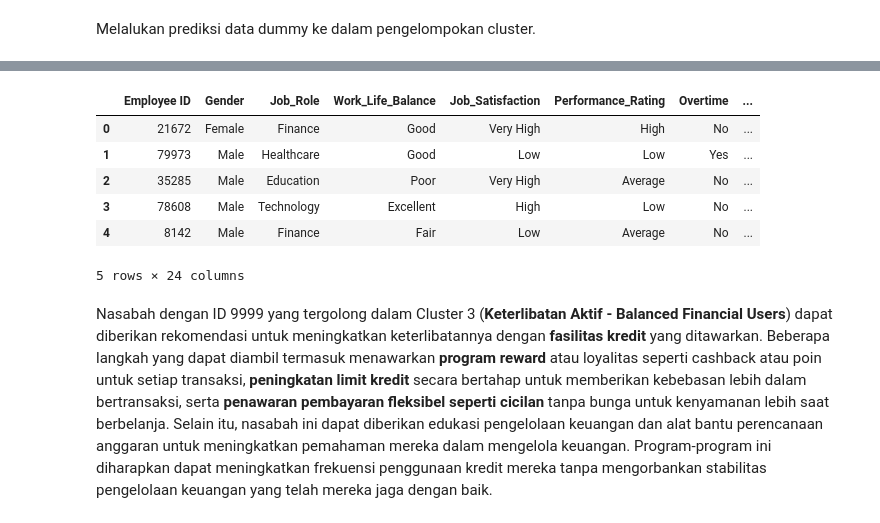
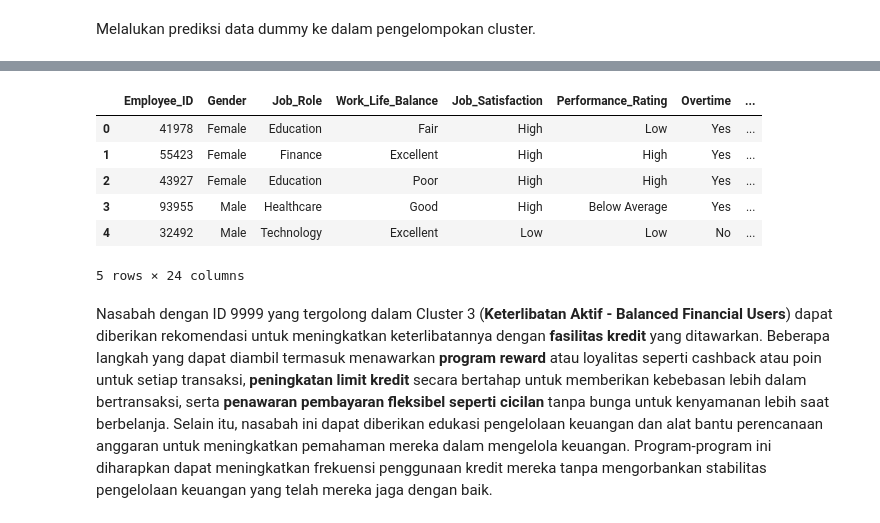
Before and after one commit to rafisiregar/Employee-Churn-Prediction, a Jupyter notebook: P1M2_rafi_siregar_inf.ipynb, the cells around one changed output, grey strips where cells are left out. Drawn from its saved outputs; the diff is of its cells as text; code cells hidden in the pictures.

```diff
--- a/P1M2_rafi_siregar_inf.ipynb
+++ b/P1M2_rafi_siregar_inf.ipynb
@@ -85,14 +85,13 @@ array([0, 0, 0, 0, 1])
 # %%
-data_dummy['prediction_attrition'] = pd.Series(Attrition).map({0: 'Stayed', 1: 'Left'})
+data_dummy['Attrition'] = pd.Series(Attrition).map({0: 'Stayed', 1: 'Left'})
+data_dummy
+# %% [output]
+|  | Employee_ID | Gender | Job_Role | Work_Life_Balance | Job_Satisfaction | Performance_Rating | Overtime | ... |
+| 0 | 41978 | Female | Education | Fair | High | Low | Yes | ... |
+| 1 | 55423 | Female | Finance | Excellent | High | High | Yes | ... |
+| 2 | 43927 | Female | Education | Poor | High | High | Yes | ... |
+| 3 | 93955 | Male | Healthcare | Good | High | Below Average | Yes | ... |
+| 4 | 32492 | Male | Technology | Excellent | Low | Low | No | ... |
+5 rows × 24 columns
-# %%
-data_dummy
-# %% [output]
-|  | Employee ID | Gender | Job_Role | Work_Life_Balance | Job_Satisfaction | Performance_Rating | Overtime | ... |
-| 0 | 21672 | Female | Finance | Good | Very High | High | No | ... |
-| 1 | 79973 | Male | Healthcare | Good | Low | Low | Yes | ... |
-| 2 | 35285 | Male | Education | Poor | Very High | Average | No | ... |
-| 3 | 78608 | Male | Technology | Excellent | High | Low | No | ... |
-| 4 | 8142 | Male | Finance | Fair | Low | Average | No | ... |
-5 rows × 24 columns
 # %% [markdown]
 Nasabah dengan ID 9999 yang tergolong dalam Cluster 3 (**Keterlibatan Aktif - Balanced Financial Users**) dapat diberikan rekomendasi untuk meningkatkan keterlibatannya dengan **fasilitas kredit** yang ditawarkan. Beberapa langkah yang dapat diambil termasuk menawarkan **program reward** atau loyalitas seperti cashback atau poin untuk setiap transaksi, **peningkatan limit kredit** secara bertahap untuk memberikan kebebasan lebih dalam bertransaksi, serta **penawaran pembayaran fleksibel seperti cicilan** tanpa bunga untuk kenyamanan lebih saat berbelanja. Selain itu, nasabah ini dapat diberikan edukasi pengelolaan keuangan dan alat bantu perencanaan anggaran untuk meningkatkan pemahaman mereka dalam mengelola keuangan. Program-program ini diharapkan dapat meningkatkan frekuensi penggunaan kredit mereka tanpa mengorbankan stabilitas pengelolaan keuangan yang telah mereka jaga dengan baik.
```
Also changed, not shown: parts of 2 cells of this notebook, 16 other files.
